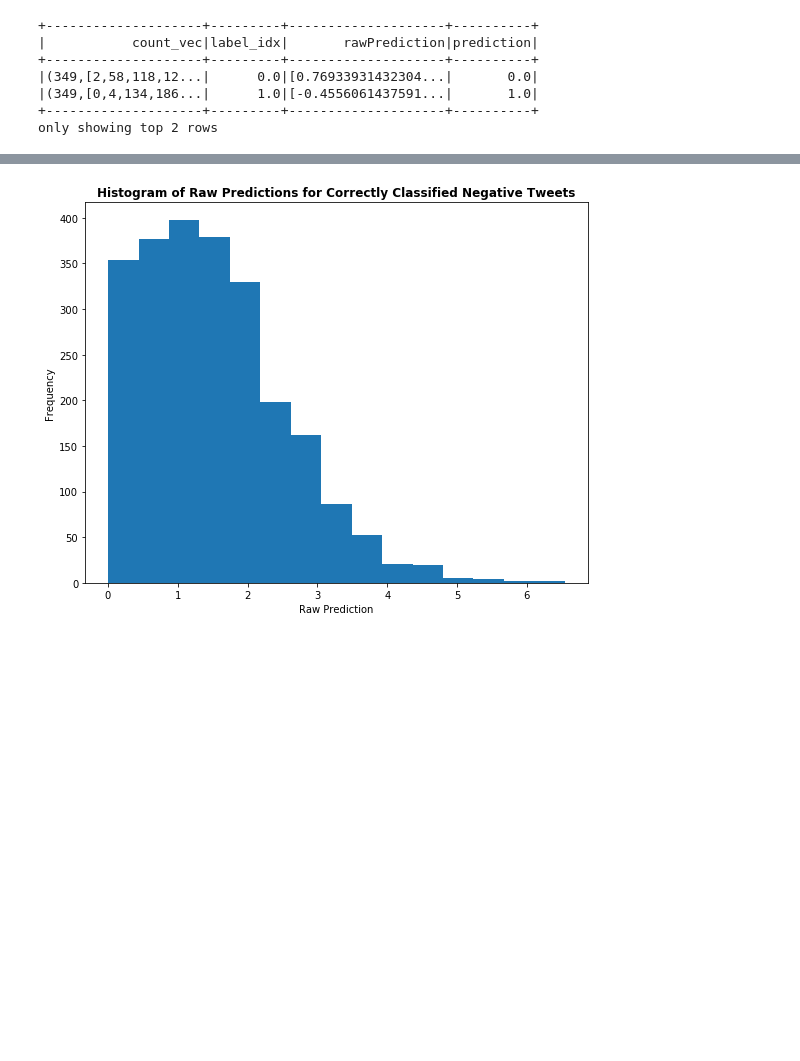
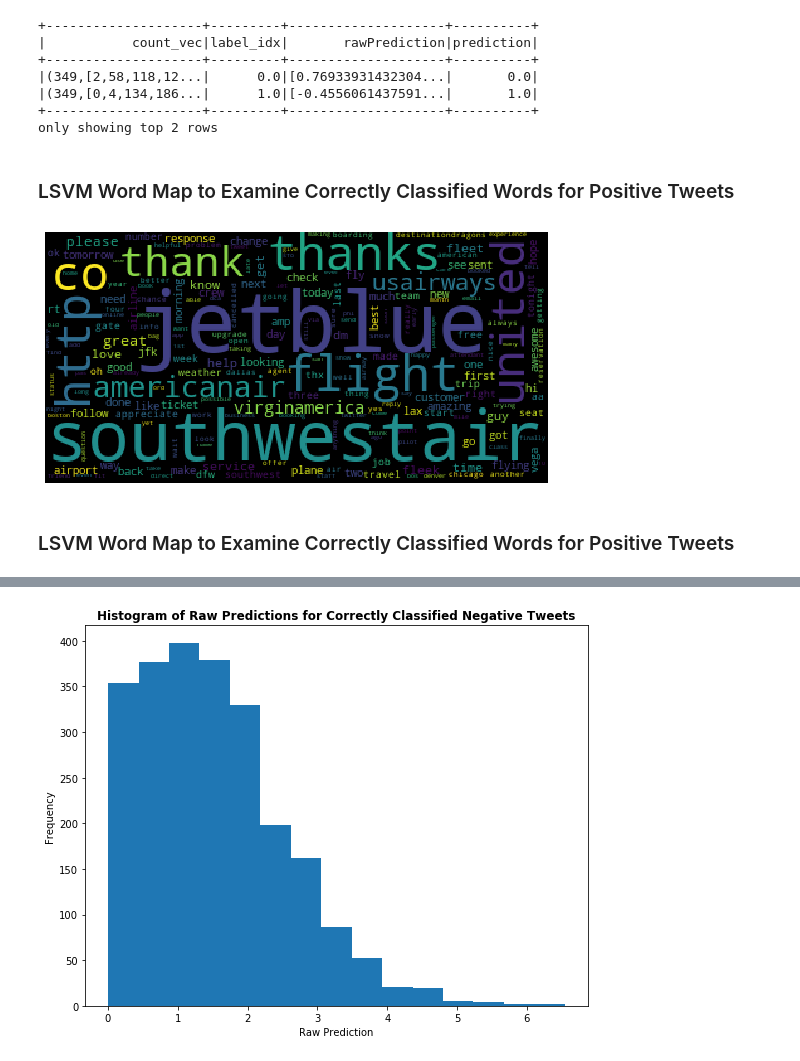
Before and after one commit to mingzhouzhu22/PSTAT135_FinalProject, a Jupyter notebook: AnalyzeResults.ipynb, the cells around one changed output, grey strips where cells are left out. Cells and saved outputs as stored; diff of their text form; code cells hidden in the pictures; blank space fills up the shorter version.

```diff
--- a/AnalyzeResults.ipynb
+++ b/AnalyzeResults.ipynb
@@ -275,3 +285,32 @@ lsvc_correct.show(2)
 |(349,[0,4,134,186...|      1.0|[-0.4556061437591...|       1.0|
 +--------------------+---------+--------------------+----------+
 only showing top 2 rows
+# %% [markdown]
+### LSVM Word Map to Examine Correctly Classified Words for Positive Tweets
+# %%
+# create dictionary of indices and word counts
+corr_pos_lsvm_dict = lsvc_correct.where(W.col('label_idx')==1)\
+                                   .select('count_vec').rdd\
+                                   .map(lambda row: row.count_vec.toArray())\
+                                   .map(lambda row: key_val(row))\
+                                   .flatMap(lambda row: row)\
+                                   .reduceByKey(lambda x,y: x+y)\
+                                   .mapValues(lambda x: int(x))\
+                                   .collectAsMap()
+# %%
+# update the dictionary so the keys correspond to words
+for i in range(0,len(vocab)):
+    corr_pos_lsvm_dict[vocab[i]] = corr_pos_lsvm_dict.pop(i)
+# %%
+# get dictionary with values greater than 0
+corr_pos_lsvm_clean = {}
+for k in corr_pos_lsvm_dict.keys():
+    if corr_pos_lsvm_dict[k] > 0:
+        corr_pos_lsvm_clean[k] = corr_pos_lsvm_dict[k]
+# %%
+# create word cloud
+createWordCloud(corr_pos_lsvm_clean)
+# %% [output]
+[figure, added]
+# %% [markdown]
+### LSVM Word Map to Examine Correctly Classified Words for Positive Tweets
```
Also changed, not shown: parts of 21 cells of this notebook.
